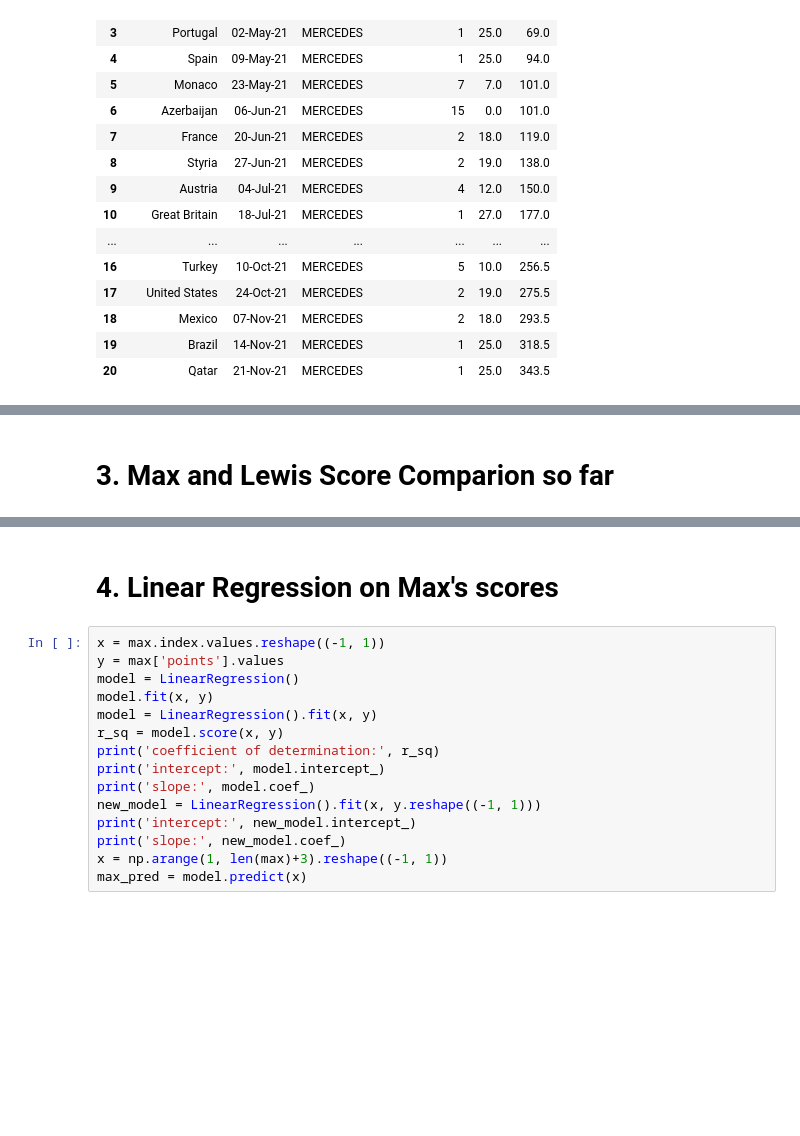
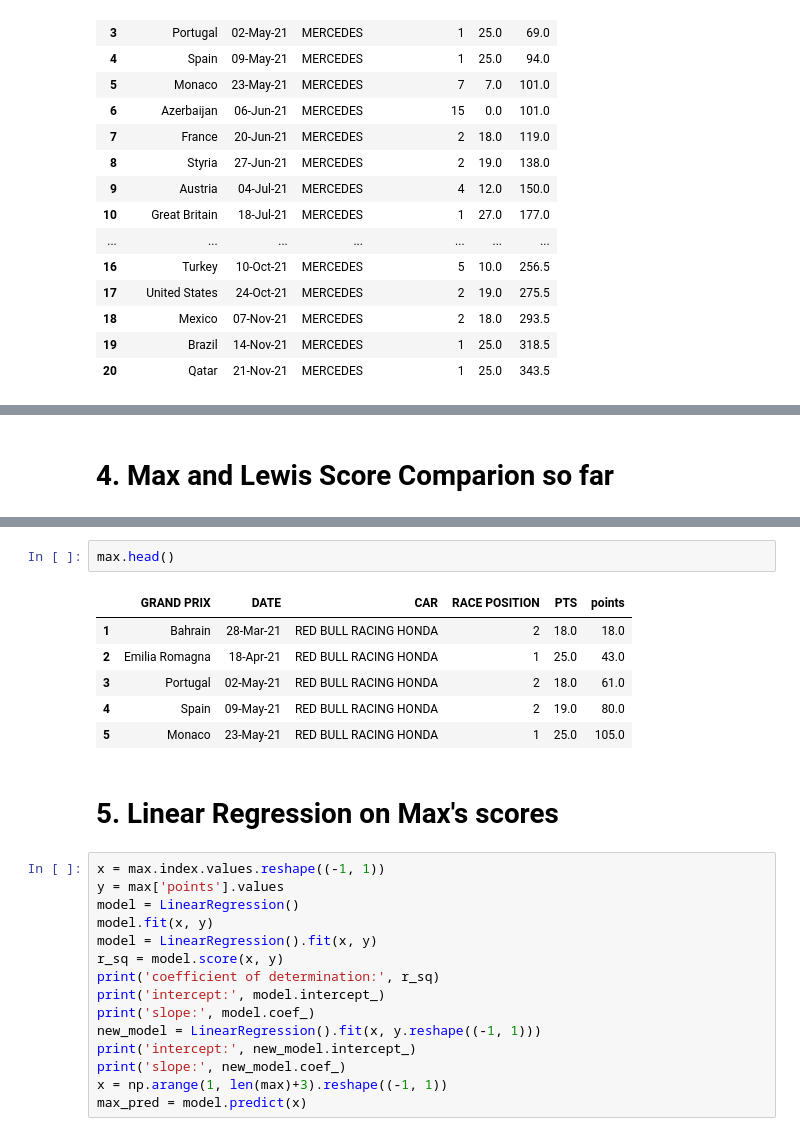
Before and after one commit to anantaoutlook/F1_2021_Champion, a Jupyter notebook: Jupyter File/F1_Champion.ipynb, the cells around one changed output, grey strips where cells are left out. Drawn from its saved outputs; the diff is of its cells as text; blank space fills up the shorter version.

```diff
--- a/Jupyter File/F1_Champion.ipynb
+++ b/Jupyter File/F1_Champion.ipynb
@@ -96,5 +236,5 @@ lewis
 # %% [markdown]
-# 3. Max and Lewis Score Comparion so far
+# 4. Max and Lewis Score Comparion so far
 # %%
 # Create traces
 fig = go.Figure()
@@ -133,8 +273,17 @@ fig.update_yaxes(showline=True, linewidth=2, linecolor='black', gridcolor='white
 fig.show()
 # %% [output]
 [interactive output not drawn]
+# %%
+max.head()
+# %% [output]
+|  | GRAND PRIX | DATE | CAR | RACE POSITION | PTS | points |
+| 1 | Bahrain | 28-Mar-21 | RED BULL RACING HONDA | 2 | 18.0 | 18.0 |
+| 2 | Emilia Romagna | 18-Apr-21 | RED BULL RACING HONDA | 1 | 25.0 | 43.0 |
+| 3 | Portugal | 02-May-21 | RED BULL RACING HONDA | 2 | 18.0 | 61.0 |
+| 4 | Spain | 09-May-21 | RED BULL RACING HONDA | 2 | 19.0 | 80.0 |
+| 5 | Monaco | 23-May-21 | RED BULL RACING HONDA | 1 | 25.0 | 105.0 |
 # %% [markdown]
-# 4. Linear Regression on Max's scores
+# 5. Linear Regression on Max's scores
 # %%
 x = max.index.values.reshape((-1, 1))
 y = max['points'].values
```
Also changed, not shown: parts of 11 cells of this notebook, 2 other files.
